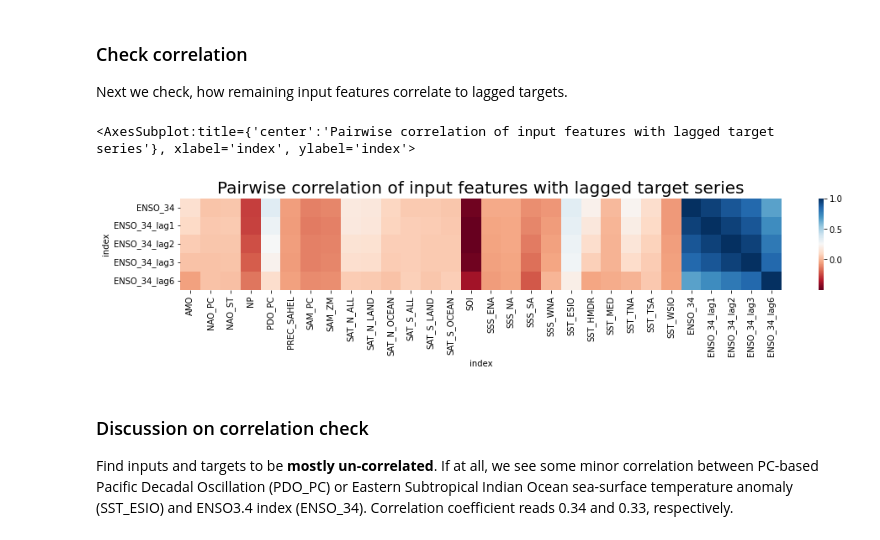
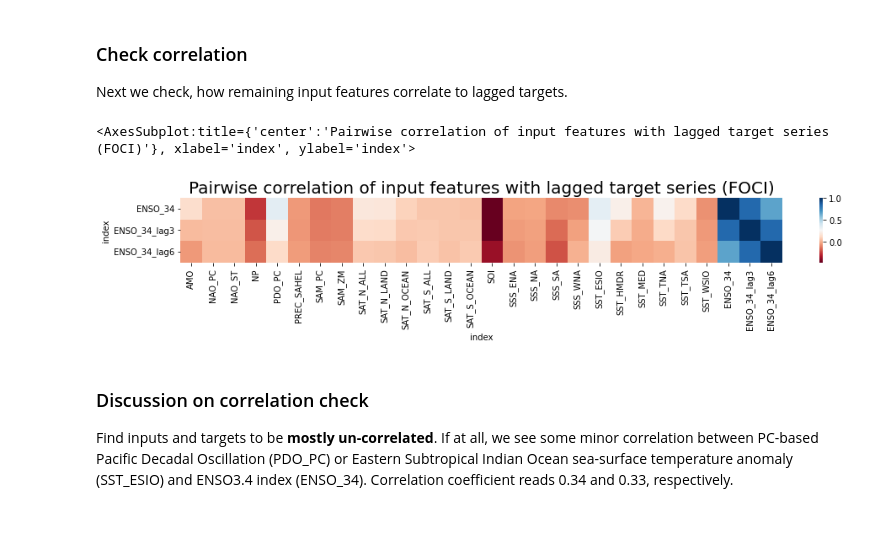
Before and after one commit to MarcoLandtHayen/cicmod_application, a Jupyter notebook: notebooks/2_ENSO_Prediction.ipynb, the cells around one changed output. Drawn from its saved outputs; the diff is of its cells as text; code cells hidden in the pictures.

```diff
--- a/notebooks/2_ENSO_Prediction.ipynb
+++ b/notebooks/2_ENSO_Prediction.ipynb
@@ -133,13 +133,13 @@ CESM target shape (time steps, features):  (11982, 5)
 Next we check, how remaining input features correlate to lagged targets.
 # %%
 # Plot correlation of inputs and lagged target series as heatmap:
-fig, ax = plt.subplots(figsize=(16,2))
-plt.title('Pairwise correlation of input features with lagged target series', fontsize=20)
-sns.heatmap(pd.concat([input_FOCI, target_FOCI], axis=1).corr()[-5:], cmap="RdBu",
+fig, ax = plt.subplots(figsize=(16,1.4))
+plt.title('Pairwise correlation of input features with lagged target series (FOCI)', fontsize=20)
+sns.heatmap(pd.concat([input_FOCI, target_FOCI[['ENSO_34', 'ENSO_34_lag3', 'ENSO_34_lag6']]], axis=1).corr()[-3:], cmap="RdBu",
             xticklabels=True, yticklabels=True)
 # %% [output]
-<AxesSubplot:title={'center':'Pairwise correlation of input features with lagged target series'}, xlabel='index', ylabel='index'>
+<AxesSubplot:title={'center':'Pairwise correlation of input features with lagged target series (FOCI)'}, xlabel='index', ylabel='index'>
-[figure, old version]
+[figure, new version]
 # %% [markdown]
 ### Discussion on correlation check
 
```
Also changed, not shown: 5 other files.
